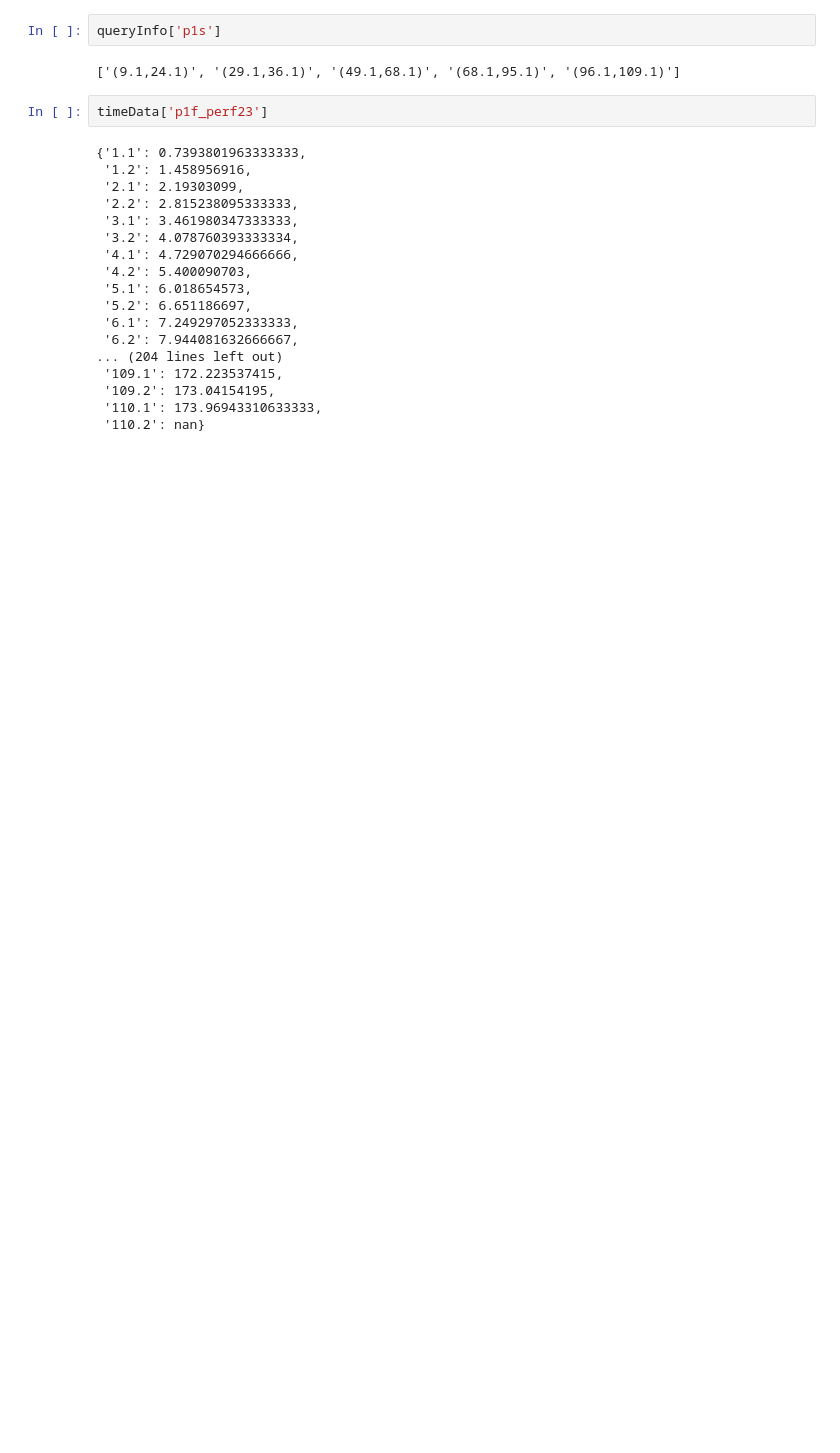
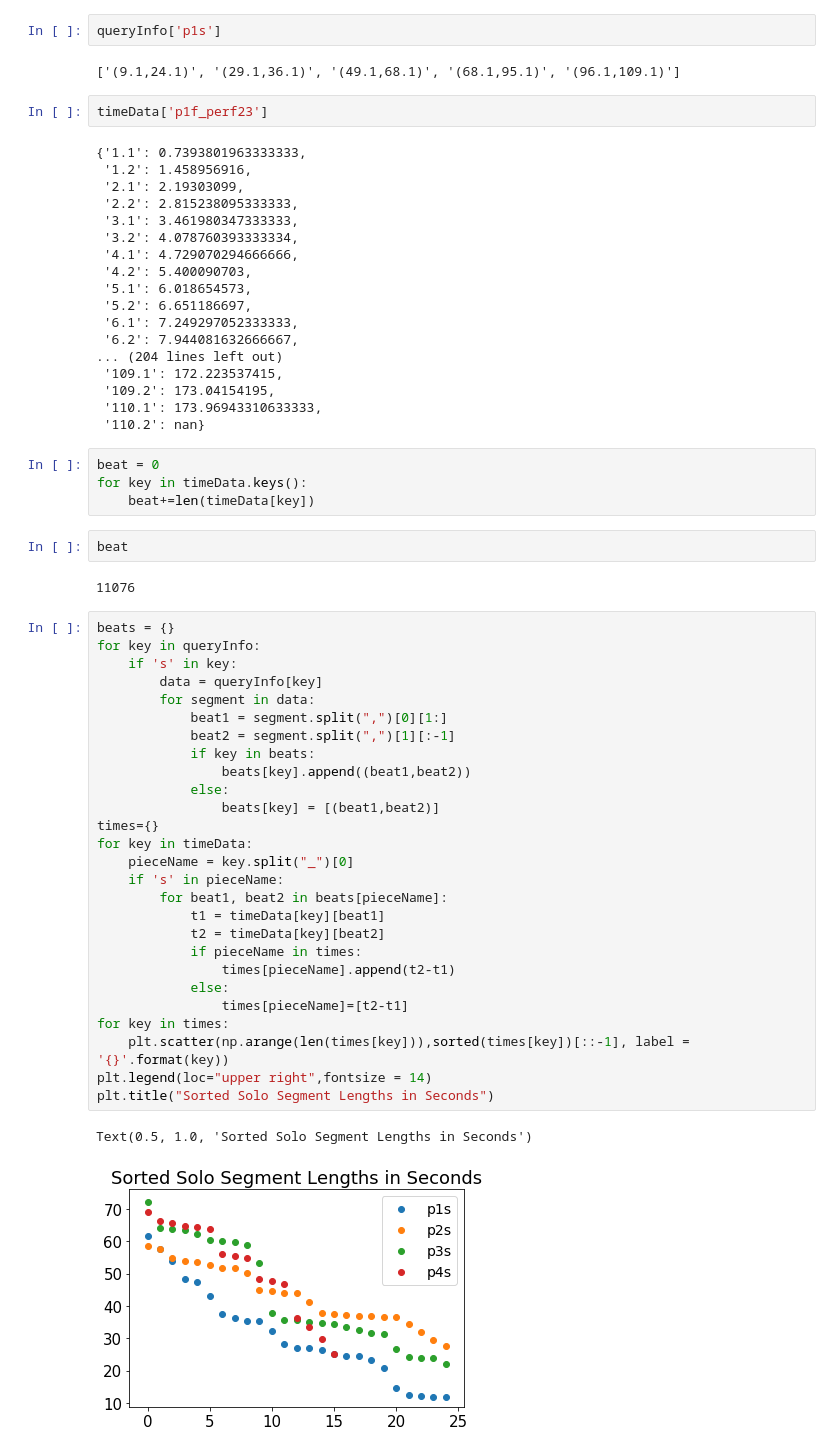
Before and after one commit to dhyang33/AdaptiveAccompaniment, a Jupyter notebook: src/03_evaluate.ipynb, the cells around one changed output. Drawn from its saved outputs; the diff is of its cells as text; blank space fills up the shorter version.

```diff
--- a/src/03_evaluate.ipynb
+++ b/src/03_evaluate.ipynb
@@ -244,3 +290,41 @@ timeData['p1f_perf23']
  '109.2': 173.04154195,
  '110.1': 173.96943310633333,
  '110.2': nan}
+# %%
+beat = 0
+for key in timeData.keys():
+    beat+=len(timeData[key])
+# %%
+beat
+# %% [output]
+11076
+# %%
+beats = {}
+for key in queryInfo:
+    if 's' in key:
+        data = queryInfo[key]
+        for segment in data:
+            beat1 = segment.split(",")[0][1:]
+            beat2 = segment.split(",")[1][:-1]
+            if key in beats:
+                beats[key].append((beat1,beat2))
+            else:
+                beats[key] = [(beat1,beat2)]
+times={}
+for key in timeData:
+    pieceName = key.split("_")[0]
+    if 's' in pieceName:
+        for beat1, beat2 in beats[pieceName]:
+            t1 = timeData[key][beat1]
+            t2 = timeData[key][beat2]
+            if pieceName in times:
+                times[pieceName].append(t2-t1)
+            else:
+                times[pieceName]=[t2-t1]
+for key in times:
+    plt.scatter(np.arange(len(times[key])),sorted(times[key])[::-1], label = '{}'.format(key))
+plt.legend(loc="upper right",fontsize = 14)
+plt.title("Sorted Solo Segment Lengths in Seconds")
+# %% [output]
+Text(0.5, 1.0, 'Sorted Solo Segment Lengths in Seconds')
+[figure, added]
```
Also changed, not shown: parts of 14 cells of this notebook, 4 other files.
